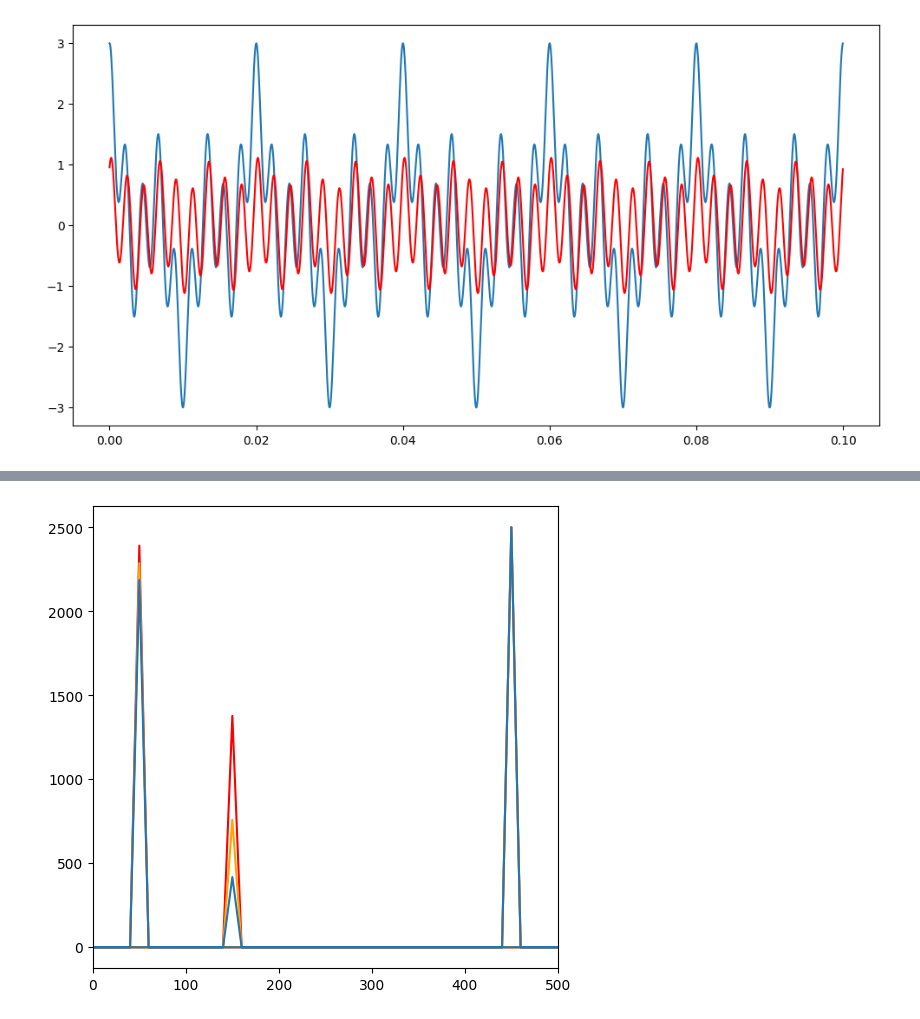
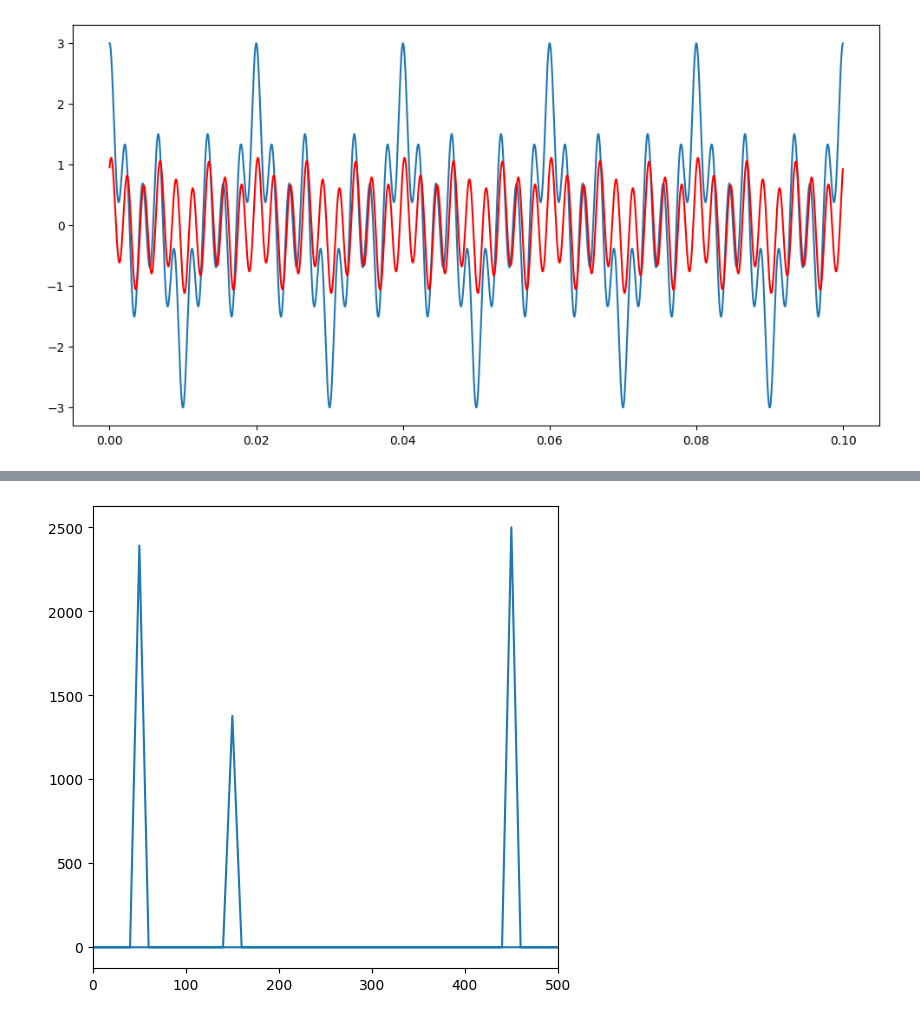
Before and after one commit to pimonov-student/another_digital_signal, a Jupyter notebook: lab_four.ipynb, the cells around one changed output, grey strips where cells are left out. Cells and saved outputs as stored; diff of their text form; code cells hidden in the pictures.

```diff
--- a/lab_four.ipynb
+++ b/lab_four.ipynb
@@ -102,26 +97,15 @@ plt.show()
 # %%
 band_stop_filtered_y_cos_fft_base = low_filtered_y_cos_fft_base + high_filtered_y_cos_fft_base
 band_stop_filtered_y_cos_fft = band_stop_filtered_y_cos_fft_base * y_cos_fft
 band_stop_filtered_y_cos_fft /= max(band_stop_filtered_y_cos_fft) / max(y_cos_fft)
 
 plt.figure(figsize=(6, 6))
 plt.xlim([0, 500])
-
-plt.plot(x_cos_fft, np.abs(band_stop_filtered_y_cos_fft), 'red')
-
-band_stop_filtered_y_cos_fft *= band_stop_filtered_y_cos_fft_base
-band_stop_filtered_y_cos_fft /= max(band_stop_filtered_y_cos_fft) / max(y_cos_fft)
-
-plt.plot(x_cos_fft, np.abs(band_stop_filtered_y_cos_fft), 'orange')
-
-band_stop_filtered_y_cos_fft *= band_stop_filtered_y_cos_fft_base
-band_stop_filtered_y_cos_fft /= max(band_stop_filtered_y_cos_fft) / max(y_cos_fft)
-
 plt.plot(x_cos_fft, np.abs(band_stop_filtered_y_cos_fft))
 
 plt.show()
 # %% [output]
-[figure, old version]
+[figure, new version]
 # %%
 y_cos_from_band_stop = np.fft.ifft(band_stop_filtered_y_cos_fft)
 
```
Also changed, not shown: parts of 3 cells of this notebook.
